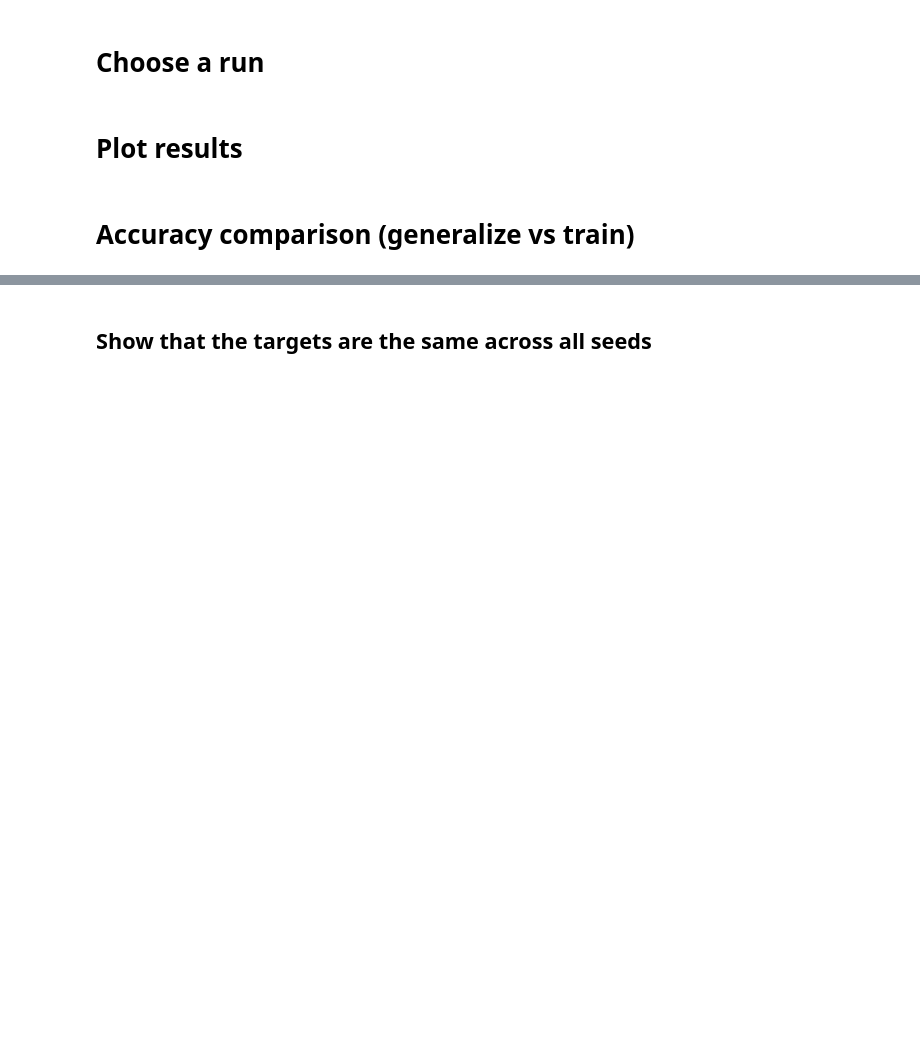
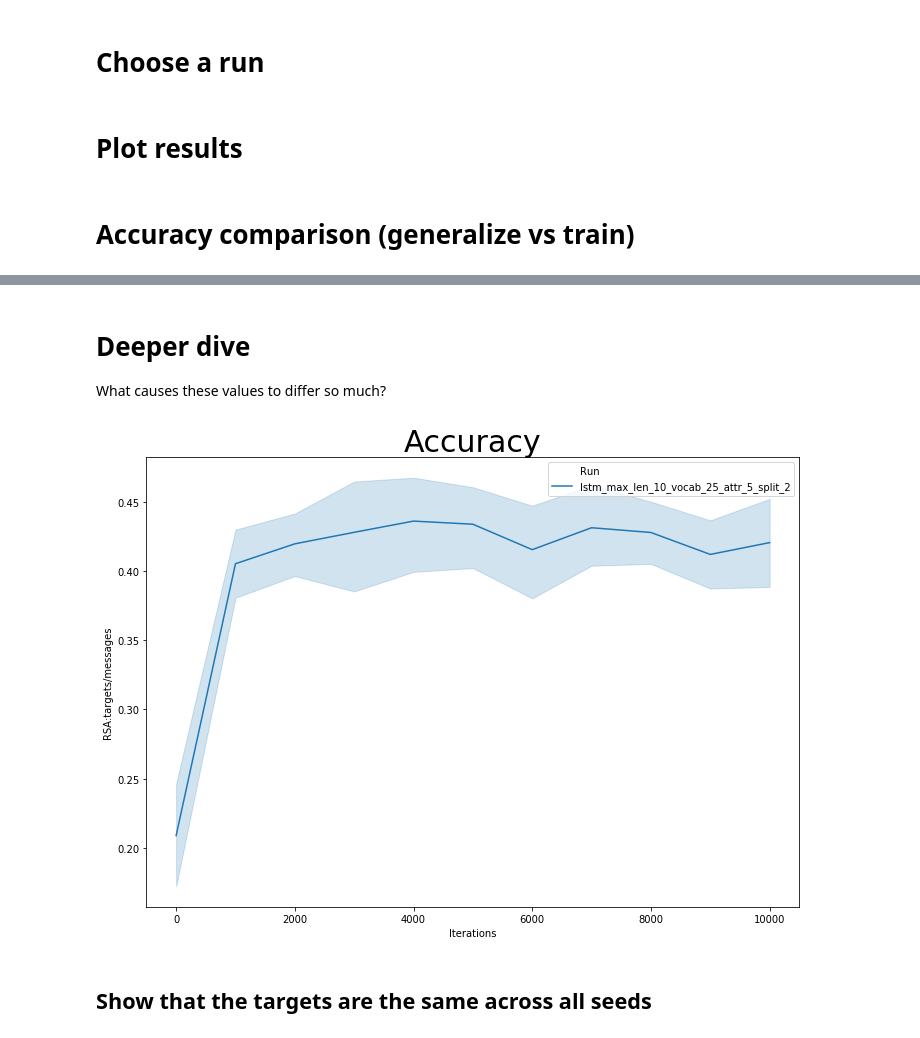
Before and after one commit to OscarLigthart/TopographicSimilarity, a Jupyter notebook: generalization_analysis.ipynb, the cells around one changed output, grey strips where cells are left out. Cells and saved outputs as stored; diff of their text form; code cells hidden in the pictures; blank space fills up the shorter version.

```diff
--- a/generalization_analysis.ipynb
+++ b/generalization_analysis.ipynb
@@ -231,3 +306,15 @@ Mean generalization accuracy: 0.6430555595705906
+# %% [markdown]
+# Deeper dive
+What causes these values to differ so much?
+# %%
+# calculate message - target RSA
+paths = [
+        'runs/lstm_max_len_10_vocab_25_attr_5_split_2',
+        ]
+
+plot_metric(paths, 'RSA:targets/messages', title='Accuracy')
+# %% [output]
+[figure, added]
 # %% [markdown]
 ## Show that the targets are the same across all seeds
 # %%
```
Also changed, not shown: parts of 20 cells of this notebook, 11 other files.
